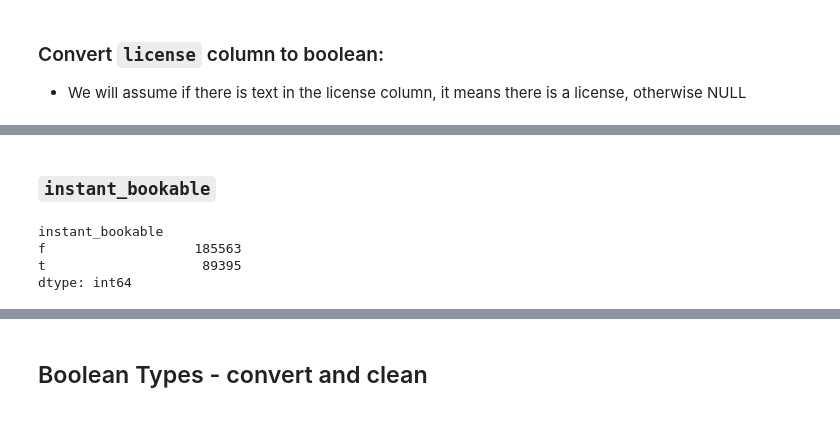
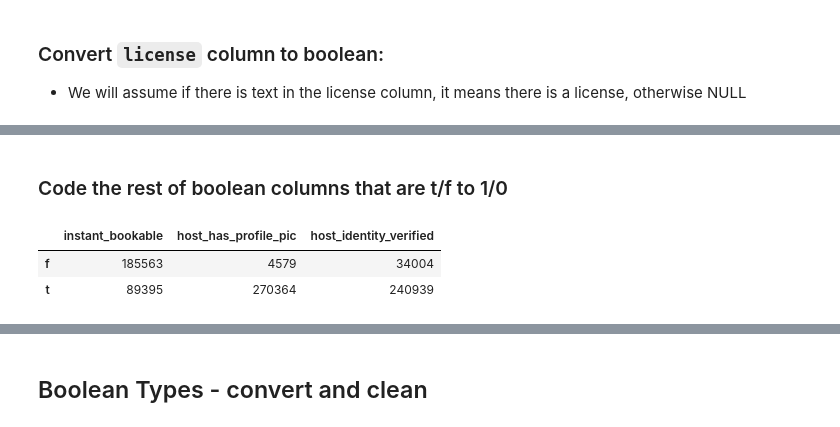
Before and after one commit to clairesarraille/airbnb_price_prediction, a Jupyter notebook: 01_Colab.ipynb, the cells around one changed output, grey strips where cells are left out. Drawn from its saved outputs; the diff is of its cells as text; code cells hidden in the pictures.

```diff
--- a/01_Colab.ipynb
+++ b/01_Colab.ipynb
@@ -346,9 +623,0 @@ memory usage: 60.8+ MB
-# %% [markdown]
-### `instant_bookable`
-# %%
-df[['instant_bookable']].value_counts()
-# %% [output]
-instant_bookable
-f                   185563
-t                    89395
-dtype: int64
@@ -356,0 +624,10 @@ dtype: int64
+# %% [markdown]
+### Code the rest of boolean columns that are t/f to 1/0
+# %%
+df_bool = df[['instant_bookable', 'host_has_profile_pic', 'host_identity_verified']]
+# %%
+df_bool.apply(pd.Series.value_counts)
+# %% [output]
+|  | instant_bookable | host_has_profile_pic | host_identity_verified |
+| f | 185563 | 4579 | 34004 |
+| t | 89395 | 270364 | 240939 |
```
Also changed, not shown: parts of 56 cells of this notebook.
